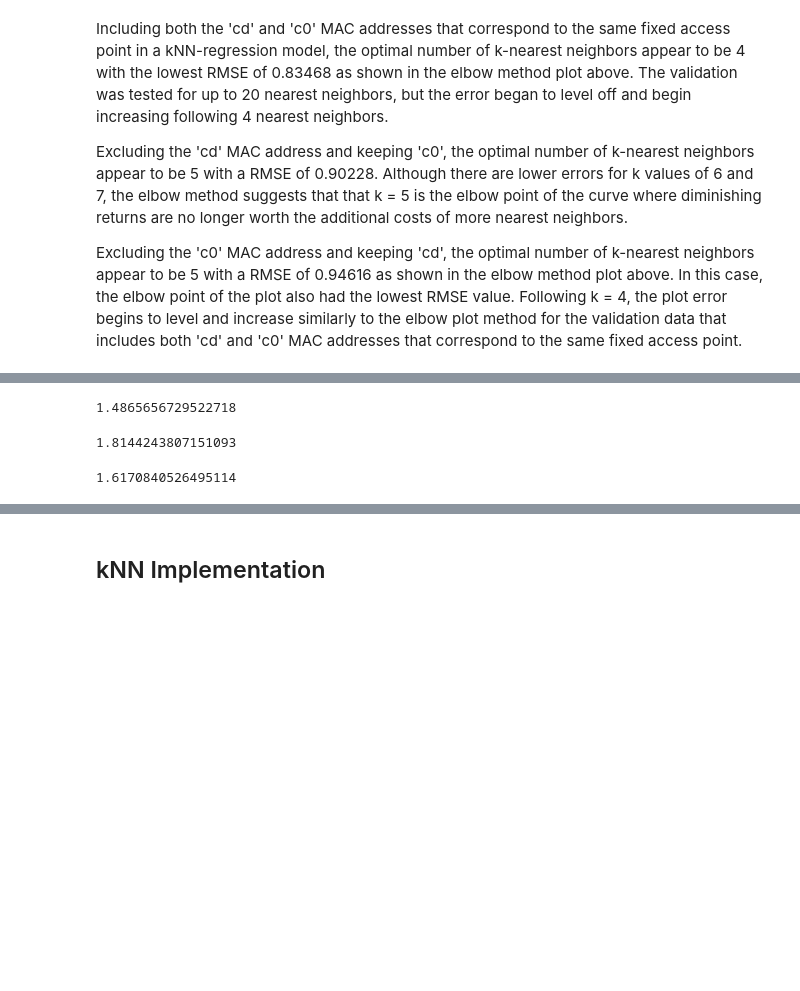
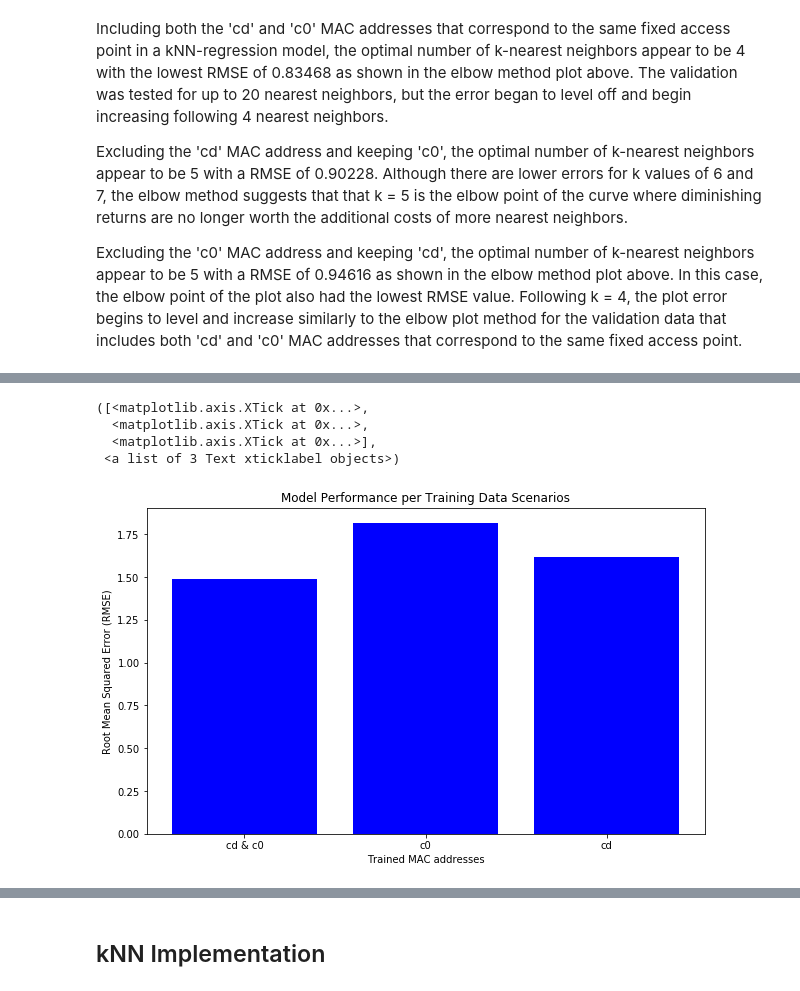
Before and after one commit to anguyen-07/Indoor-Positioning-Systems, a Jupyter notebook: QTW+CaseStudy1_IPS.ipynb, the cells around one changed output, grey strips where cells are left out. Cells and saved outputs as stored; diff of their text form; code cells hidden in the pictures; blank space fills up the shorter version.

Commit message:
Added Visualizations for Model/Scenario Comparisons & Predicted Locations

```diff
--- a/QTW+CaseStudy1_IPS.ipynb
+++ b/QTW+CaseStudy1_IPS.ipynb
@@ -305,26 +304,30 @@ y_test = online[['posX','posY']]
 knn_both = KNeighborsRegressor(n_neighbors=4)
 knn_both.fit(X_both_train, y_train)
 pred_both = knn_both.predict(X_both_test)
-error_both = sqrt(mean_squared_error(y_test, pred_both))
+error_both = mean_squared_error(y_test, pred_both, squared = False)
 # 'c0' MAC address
 knn_c0 = KNeighborsRegressor(n_neighbors=5)
 knn_c0.fit(X_c0_train, y_train)
 pred_c0 = knn_c0.predict(X_c0_test)
-error_c0 = sqrt(mean_squared_error(y_test, pred_c0))
+error_c0 = mean_squared_error(y_test, pred_c0, squared = False)
 # 'cd' MAC address
 knn_cd = KNeighborsRegressor(n_neighbors=4)
 knn_cd.fit(X_cd_train, y_train)
 pred_cd = knn_cd.predict(X_cd_test)
-error_cd = sqrt(mean_squared_error(y_test, pred_cd))
+error_cd = mean_squared_error(y_test, pred_cd, squared =False)
-# %%
-error_both
-# %% [output]
-1.4865656729522718
-# %%
-error_c0
-# %% [output]
-1.8144243807151093
-# %%
-error_cd
-# %% [output]
-1.6170840526495114
+# %%
+x = ['cd & c0', 'c0', 'cd']
+x_labels = [ i for i, _ in enumerate(x)]
+rmse = [error_both, error_c0, error_cd]
+plt.figure(figsize = (10,6))
+plt.bar(x_labels, rmse, color ='blue')
+plt.xlabel('Trained MAC addresses')
+plt.ylabel('Root Mean Squared Error (RMSE)')
+plt.title('Model Performance per Training Data Scenarios')
+plt.xticks(x_labels, x)
+# %% [output]
+([<matplotlib.axis.XTick at 0x...>,
+  <matplotlib.axis.XTick at 0x...>,
+  <matplotlib.axis.XTick at 0x...>],
+ <a list of 3 Text xticklabel objects>)
+[figure, added]
```
Also changed, not shown: parts of 8 cells of this notebook.
